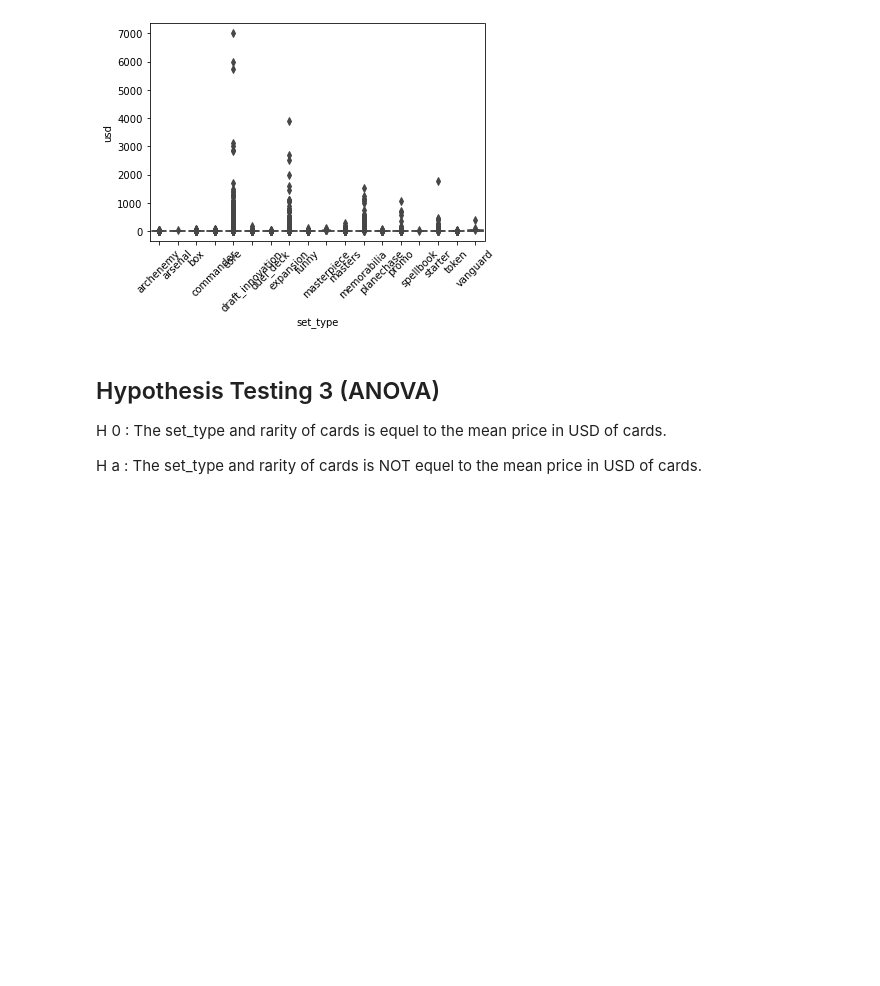
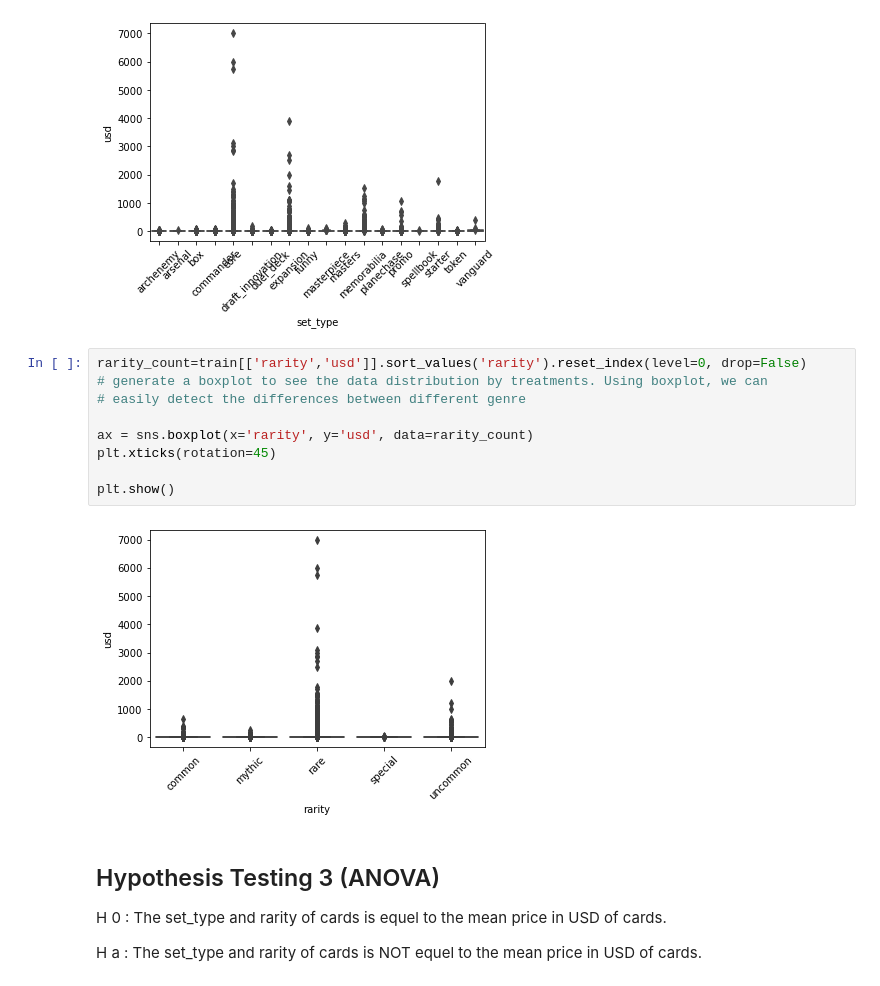
Before and after one commit to Jemison-DavidJasonStephenVasiliy/MTG-Project, a Jupyter notebook: David/David_Final_Notebook.ipynb, the cells around one changed output. Cells and saved outputs as stored; diff of their text form; blank space fills up the shorter version.

```diff
--- a/David/David_Final_Notebook.ipynb
+++ b/David/David_Final_Notebook.ipynb
@@ -322,6 +319,17 @@ plt.xticks(rotation=45)
 plt.show()
 # %% [output]
 [figure]
+# %%
+rarity_count=train[['rarity','usd']].sort_values('rarity').reset_index(level=0, drop=False)
+# generate a boxplot to see the data distribution by treatments. Using boxplot, we can
+# easily detect the differences between different genre
+
+ax = sns.boxplot(x='rarity', y='usd', data=rarity_count)
+plt.xticks(rotation=45)
+
+plt.show()
+# %% [output]
+[figure, added]
 # %% [markdown]
 ## Hypothesis Testing 3 (ANOVA)
 H
```
Also changed, not shown: parts of 8 cells of this notebook.
